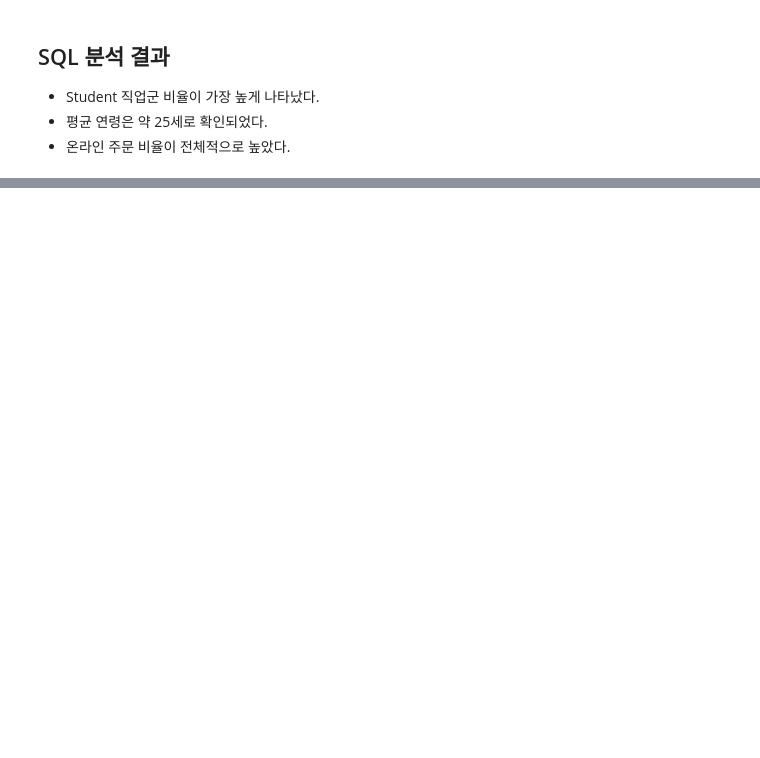
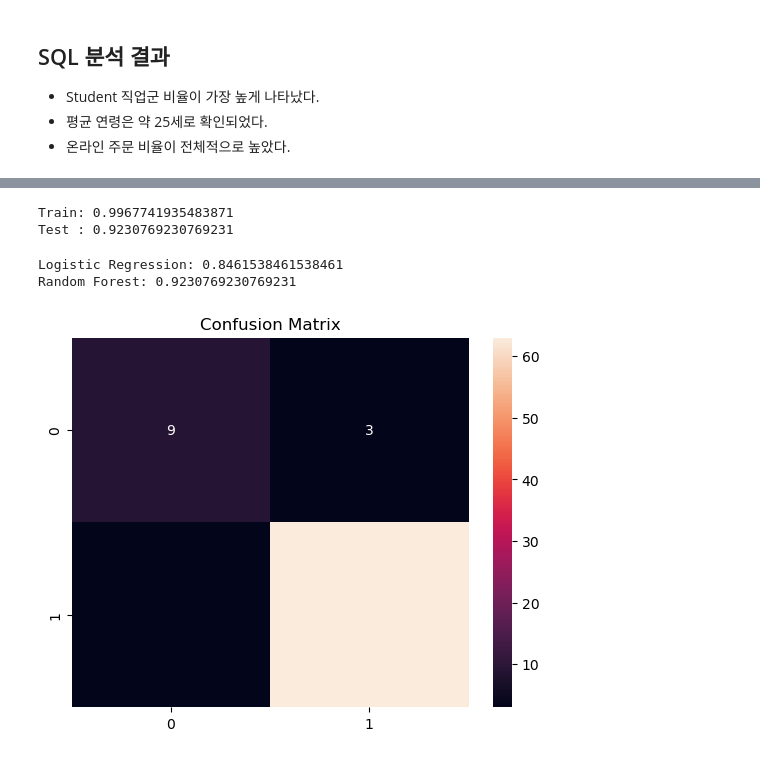
Before and after one commit to zuzusnasna/delivery-data-analysis, a Jupyter notebook: notebooks/delivery_analysis.ipynb, the cells around one changed output, grey strips where cells are left out. Cells and saved outputs as stored; diff of their text form; code cells hidden in the pictures; blank space fills up the shorter version.

```diff
--- a/notebooks/delivery_analysis.ipynb
+++ b/notebooks/delivery_analysis.ipynb
@@ -324,0 +337,8 @@ plt.show()
+# %%
+ml_df = df.copy()
+
+encoder = LabelEncoder()
+
+for col in ml_df.columns:
+    if col != "Output" and ml_df[col].dtype == "object":
+        ml_df[col] = encoder.fit_transform(ml_df[col])
@@ -324,0 +491,15 @@ plt.show()
+# %%
+ml_df = df.copy()
+
+# target 분리 먼저
+y = ml_df["Output"]
+
+X = ml_df.drop("Output", axis=1)
+
+from sklearn.preprocessing import LabelEncoder
+
+encoder = LabelEncoder()
+
+for col in X.columns:
+    if X[col].dtype == "object":
+        X[col] = encoder.fit_transform(X[col])
@@ -324,0 +581,6 @@ plt.show()
+# %%
+print("Train:", rf_model.score(X_train, y_train))
+print("Test :", rf_model.score(X_test, y_test))
+# %% [output]
+Train: 0.9967741935483871
+Test : 0.9230769230769231
@@ -324,0 +589,26 @@ plt.show()
+# %%
+#모델 비교
+from sklearn.linear_model import LogisticRegression
+
+lr = LogisticRegression(max_iter=1000)
+lr.fit(X_train, y_train)
+
+lr_pred = lr.predict(X_test)
+
+print("Logistic Regression:", accuracy_score(y_test, lr_pred))
+print("Random Forest:", accuracy_score(y_test, pred))
+# %% [output]
+Logistic Regression: 0.8461538461538461
+Random Forest: 0.9230769230769231
+# %%
+from sklearn.metrics import confusion_matrix
+import seaborn as sns
+import matplotlib.pyplot as plt
+
+cm = confusion_matrix(y_test, pred)
+
+sns.heatmap(cm, annot=True, fmt="d")
+plt.title("Confusion Matrix")
+plt.show()
+# %% [output]
+[figure, added]
```
Also changed, not shown: parts of 45 cells of this notebook.
